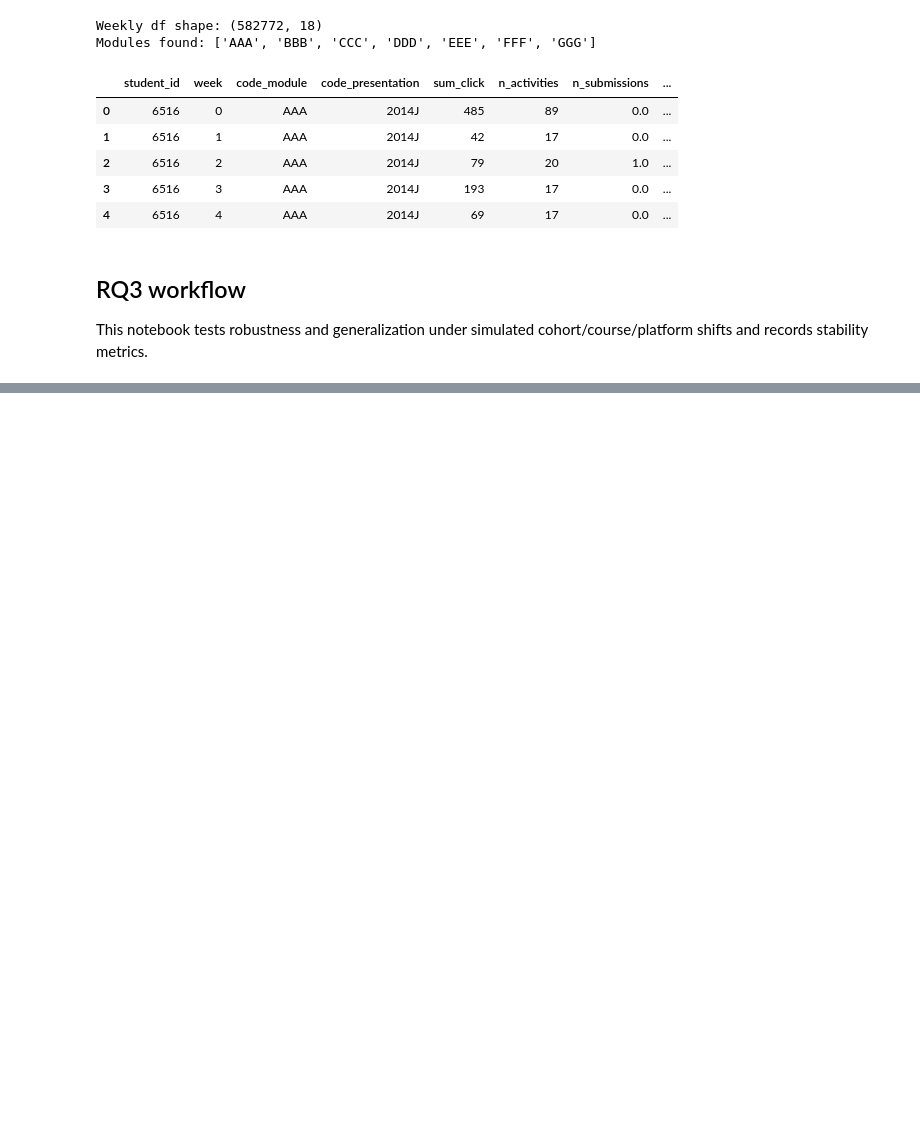
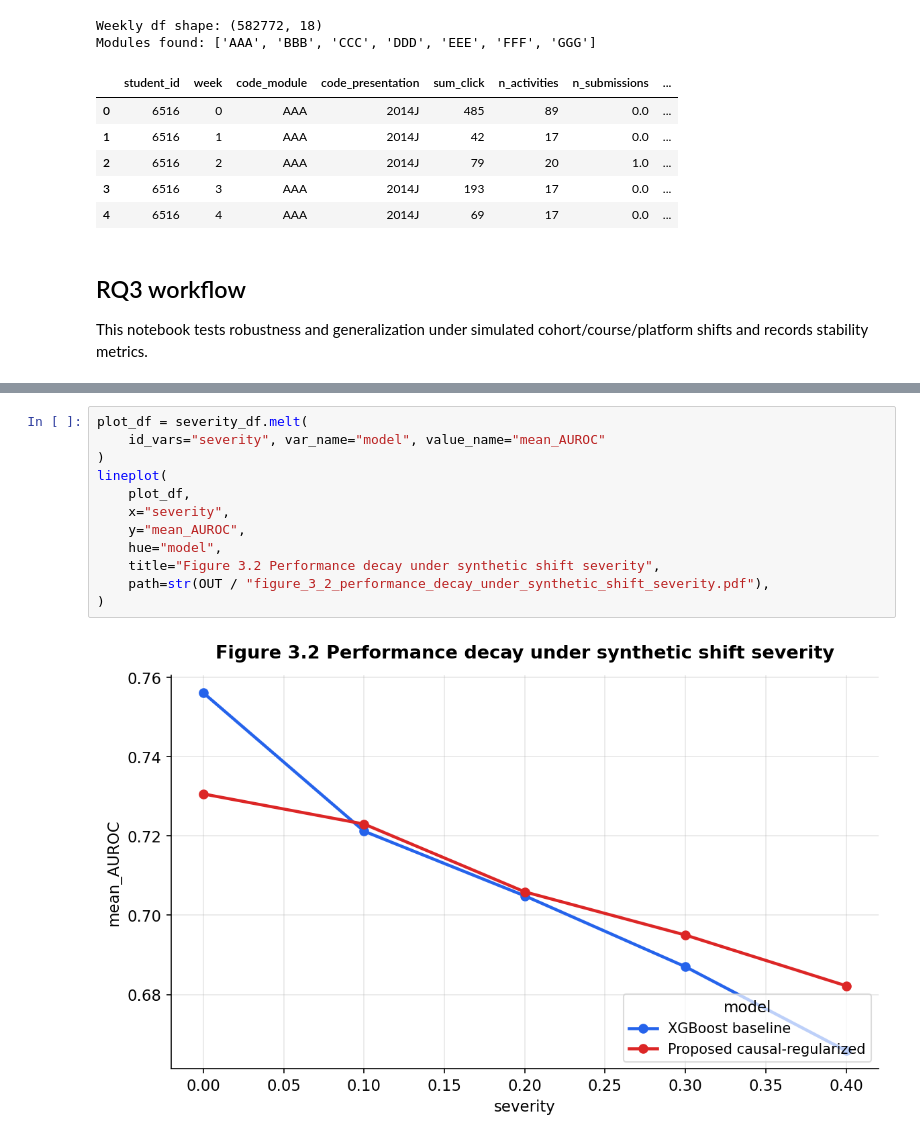
Before and after one commit to Seoyeon2Kim/causal-learning-analytics-thesis, a Jupyter notebook: notebooks/RQ3_causal_regularization_robustness.ipynb, the cells around one changed output, grey strips where cells are left out. Saved outputs shown, nothing was run; the diff lists cells and outputs as text; blank space fills up the shorter version.

```diff
--- a/notebooks/RQ3_causal_regularization_robustness.ipynb
+++ b/notebooks/RQ3_causal_regularization_robustness.ipynb
@@ -312 +432,15 @@ severity_df
+# %%
+plot_df = severity_df.melt(
+    id_vars="severity", var_name="model", value_name="mean_AUROC"
+)
+lineplot(
+    plot_df,
+    x="severity",
+    y="mean_AUROC",
+    hue="model",
+    title="Figure 3.2 Performance decay under synthetic shift severity",
+    path=str(OUT / "figure_3_2_performance_decay_under_synthetic_shift_severity.pdf"),
+)
+# %% [output]
+[figure, added]
 # %%
```
Also changed, not shown: parts of 7 cells of this notebook.
